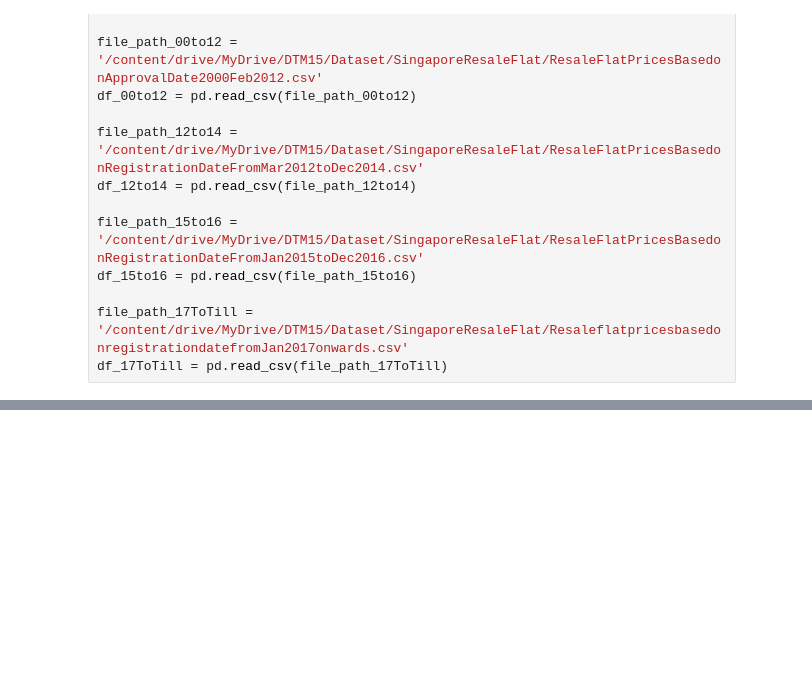
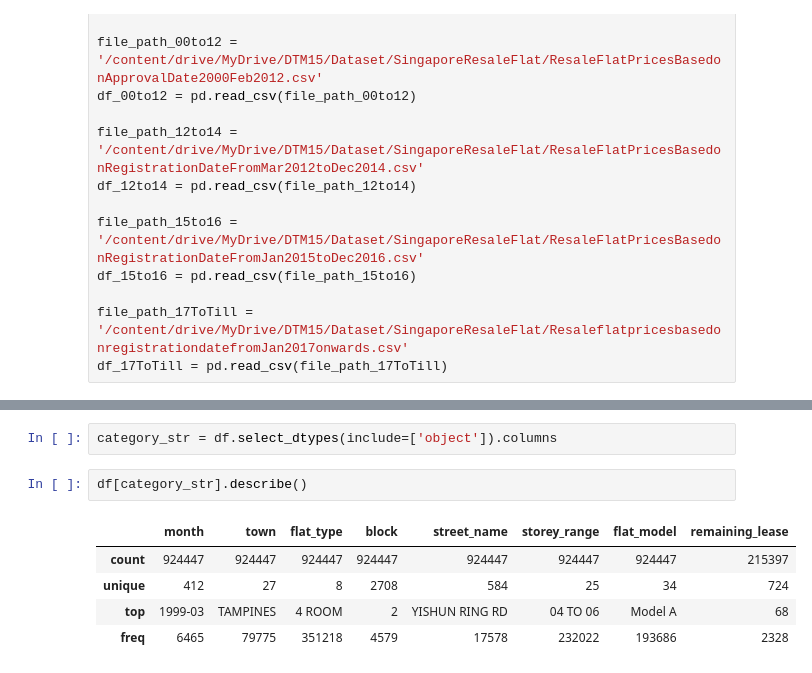
Before and after one commit to GDharan10/Project6_SingaporeResaleFlatPricesPredicting, a Jupyter notebook: SingaporeResaleFlatPricesPredicting.ipynb, the cells around one changed output, grey strips where cells are left out. Cells and saved outputs as stored; diff of their text form; blank space fills up the shorter version.

```diff
--- a/SingaporeResaleFlatPricesPredicting.ipynb
+++ b/SingaporeResaleFlatPricesPredicting.ipynb
@@ -61,0 +176,10 @@ None /t None None None None
+# %%
+category_str = df.select_dtypes(include=['object']).columns
+# %%
+df[category_str].describe()
+# %% [output]
+|  | month | town | flat_type | block | street_name | storey_range | flat_model | remaining_lease |
+| count | 924447 | 924447 | 924447 | 924447 | 924447 | 924447 | 924447 | 215397 |
+| unique | 412 | 27 | 8 | 2708 | 584 | 25 | 34 | 724 |
+| top | 1999-03 | TAMPINES | 4 ROOM | 2 | YISHUN RING RD | 04 TO 06 | Model A | 68 |
+| freq | 6465 | 79775 | 351218 | 4579 | 17578 | 232022 | 193686 | 2328 |
```
Also changed, not shown: parts of 44 cells of this notebook.
